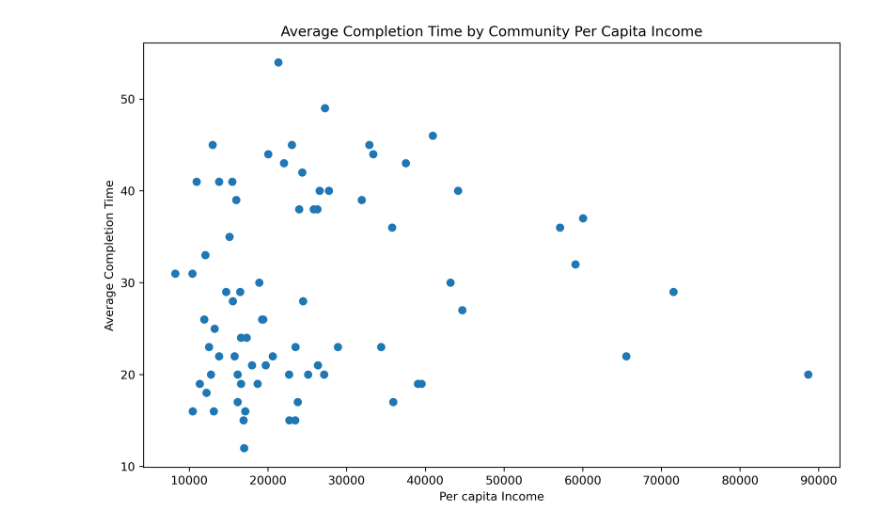
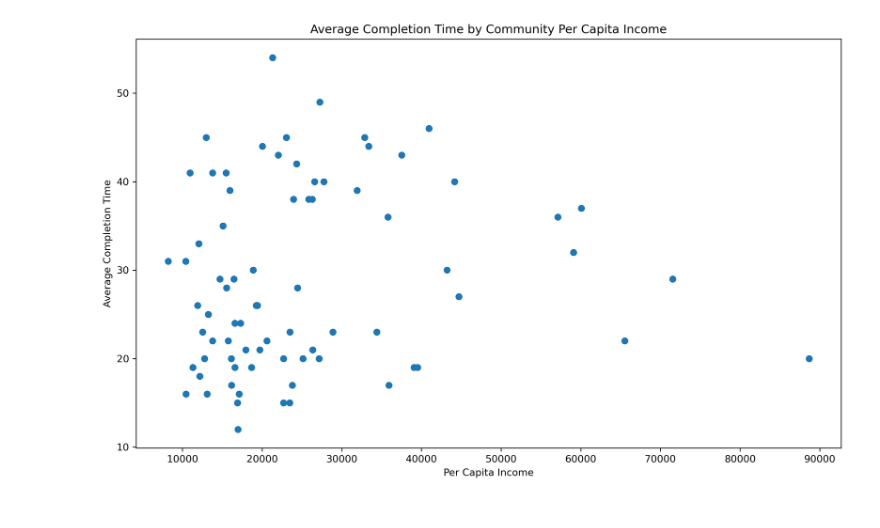
Before and after one commit to csridlen/Python-Project-1, a Jupyter notebook: code/census-pot.ipynb, the cells around one changed output. Cells and saved outputs as stored; diff of their text form; code cells hidden in the pictures.

Commit message:
changed readme and added to artifacts

```diff
--- a/code/census-pot.ipynb
+++ b/code/census-pot.ipynb
@@ -88,12 +86,13 @@ TypeError: 'module' object is not callable
 # %%
 fig = plt.figure(figsize=(16 / 1.5, 10 / 1.5), dpi=300)
-
 plt.scatter(working_data["Per Capita Income"], working_data["Completion Time"])
 plt.title("Average Completion Time by Community Per Capita Income")
-plt.xlabel("Per capita Income")
+plt.xlabel("Per Capita Income")
 plt.ylabel("Average Completion Time")
 plt.show()
 
 # Save to artifacts
+scatter_fig = fig.get_figure()
+scatter_fig.savefig("artifacts/income_scatter.png")
 # %% [output]
-[figure, old version]
+[figure, new version]
```
Also changed, not shown: parts of 4 cells of this notebook, 4 other files.
